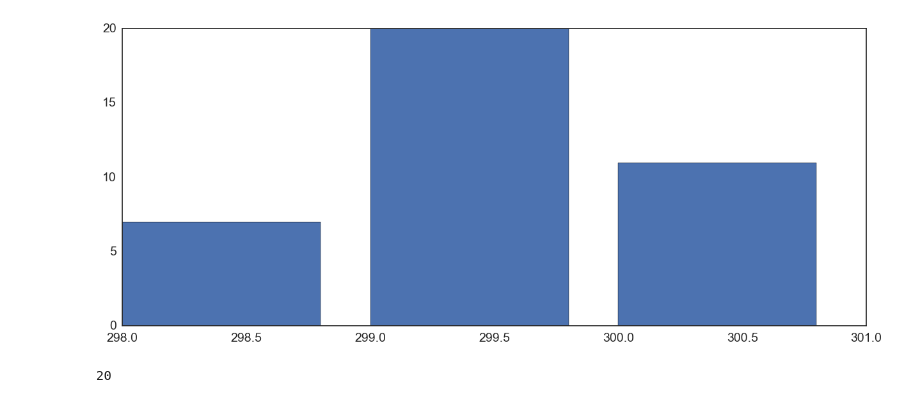
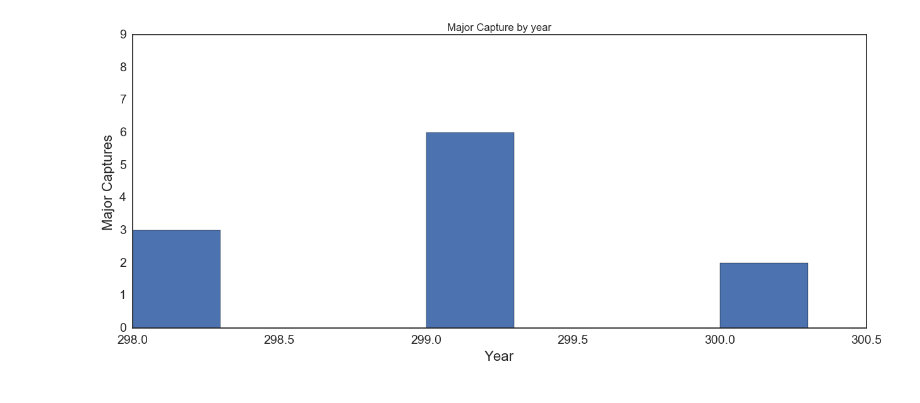
Before and after one commit to TheMLGuy/Game-of-Thrones-Dataset, a Jupyter notebook: AnalysisGOT.ipynb, the cells around one changed output. Saved outputs shown, nothing was run; the diff lists cells and outputs as text; code cells hidden in the pictures.

```diff
--- a/AnalysisGOT.ipynb
+++ b/AnalysisGOT.ipynb
@@ -62,17 +48,12 @@ pandas.core.series.Series
 # %%
 #battles[['year','major_capture']].groupby('year').size()
-mc=battles[['year','major_capture']].groupby('year').size().as_matrix()
+mc=battles[['year','major_capture']].groupby('year').sum().values
 year=battles['year'].unique()
-plt.bar(year,mc)
+plt.bar(year,mc,width=0.3)
+plt.ylim(0,9)
+plt.xlabel('Year')
+plt.ylabel('Major Captures')
+plt.title('Major Capture by year')
 plt.show()
 # %% [output]
-[figure, old version]
+[figure, new version]
-# %%
-c=0
-for _ in range(battles['major_capture'].size):
-    if(battles['year'][_]==299):
-        c=c+1
-        battles['major_capture'][_]
-c
-# %% [output]
-20
```
Also changed, not shown: parts of 10 cells of this notebook, 1 other file.
